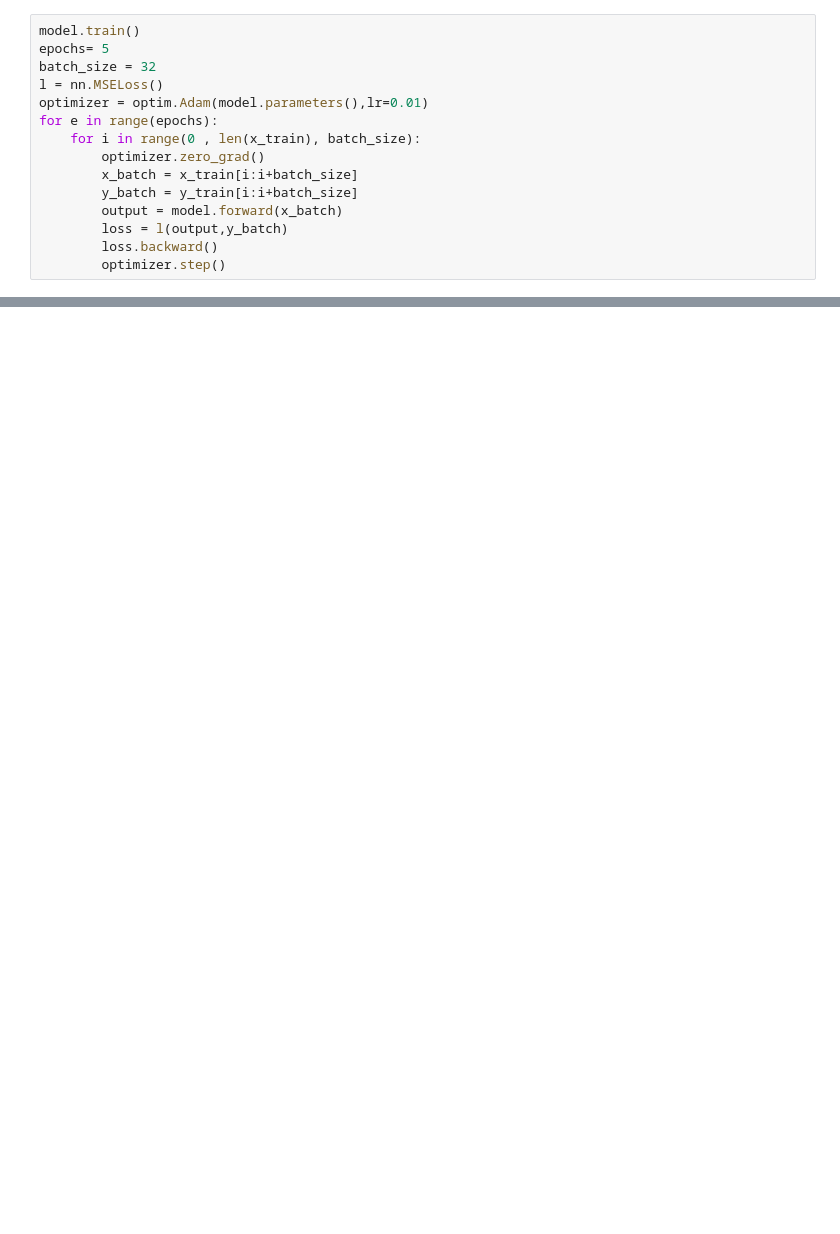
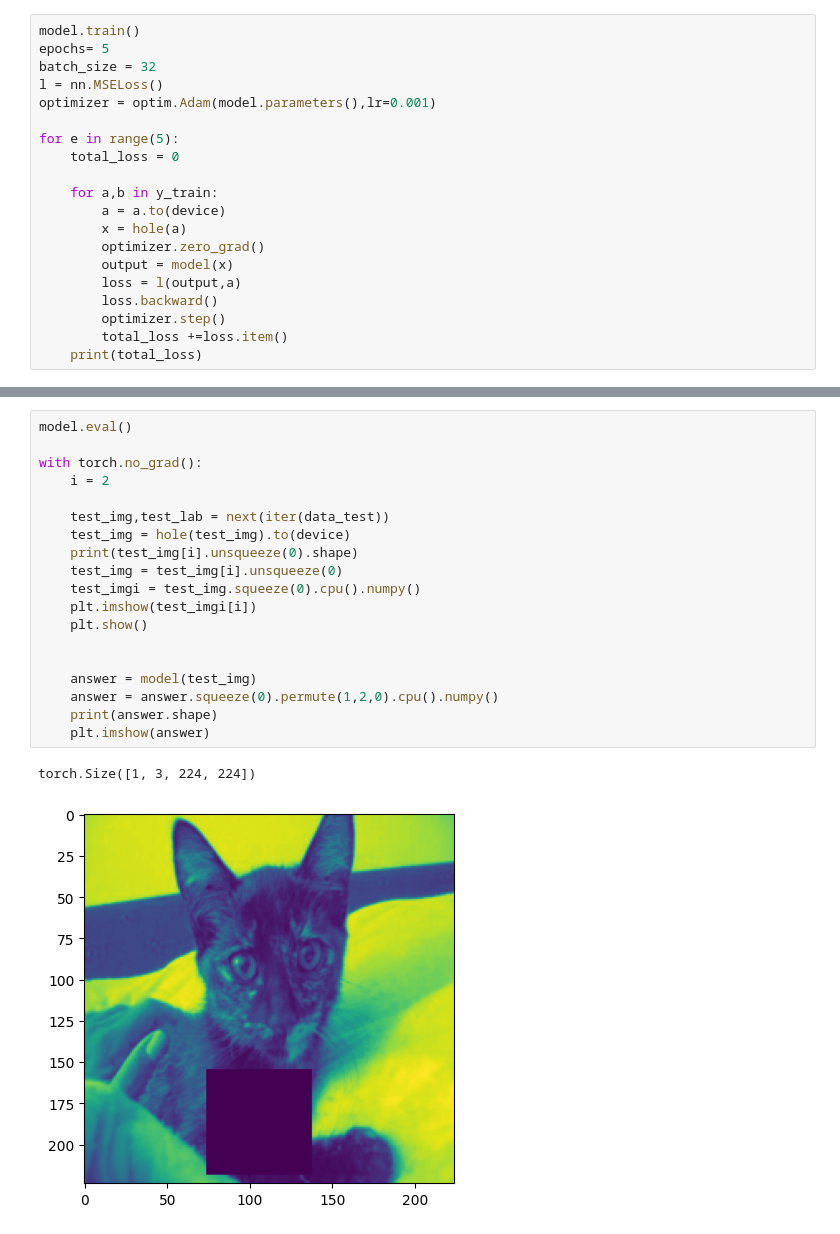
Before and after one commit to Rishikesh-2006/NNs, a Jupyter notebook: Pytorch/CNN image Recovery.ipynb, the cells around one changed output, grey strips where cells are left out. Drawn from its saved outputs; the diff is of its cells as text; blank space fills up the shorter version.

```diff
--- a/Pytorch/CNN image Recovery.ipynb
+++ b/Pytorch/CNN image Recovery.ipynb
@@ -75,14 +94,19 @@ model.train()
 epochs= 5
 batch_size = 32
 l = nn.MSELoss()
-optimizer = optim.Adam(model.parameters(),lr=0.01)
-for e in range(epochs):
-    for i in range(0 , len(x_train), batch_size):
+optimizer = optim.Adam(model.parameters(),lr=0.001)
+
+for e in range(5):
+    total_loss = 0
+
+    for a,b in y_train:
+        a = a.to(device)
+        x = hole(a)
         optimizer.zero_grad()
-        x_batch = x_train[i:i+batch_size]
-        y_batch = y_train[i:i+batch_size]
-        output = model.forward(x_batch)
-        loss = l(output,y_batch)
+        output = model(x)
+        loss = l(output,a)
         loss.backward()
         optimizer.step()
+        total_loss +=loss.item()
+    print(total_loss)
 # %% [output]
@@ -119,0 +148,22 @@ torch.Size([3, 224, 224])
+# %%
+model.eval()
+
+with torch.no_grad():
+    i = 2
+
+    test_img,test_lab = next(iter(data_test))
+    test_img = hole(test_img).to(device)
+    print(test_img[i].unsqueeze(0).shape)
+    test_img = test_img[i].unsqueeze(0)
+    test_imgi = test_img.squeeze(0).cpu().numpy()
+    plt.imshow(test_imgi[i])
+    plt.show()
+
+
+    answer = model(test_img)
+    answer = answer.squeeze(0).permute(1,2,0).cpu().numpy()
+    print(answer.shape)
+    plt.imshow(answer)
+# %% [output]
+torch.Size([1, 3, 224, 224])
+[figure, added]
```
Also changed, not shown: parts of 8 cells of this notebook.
